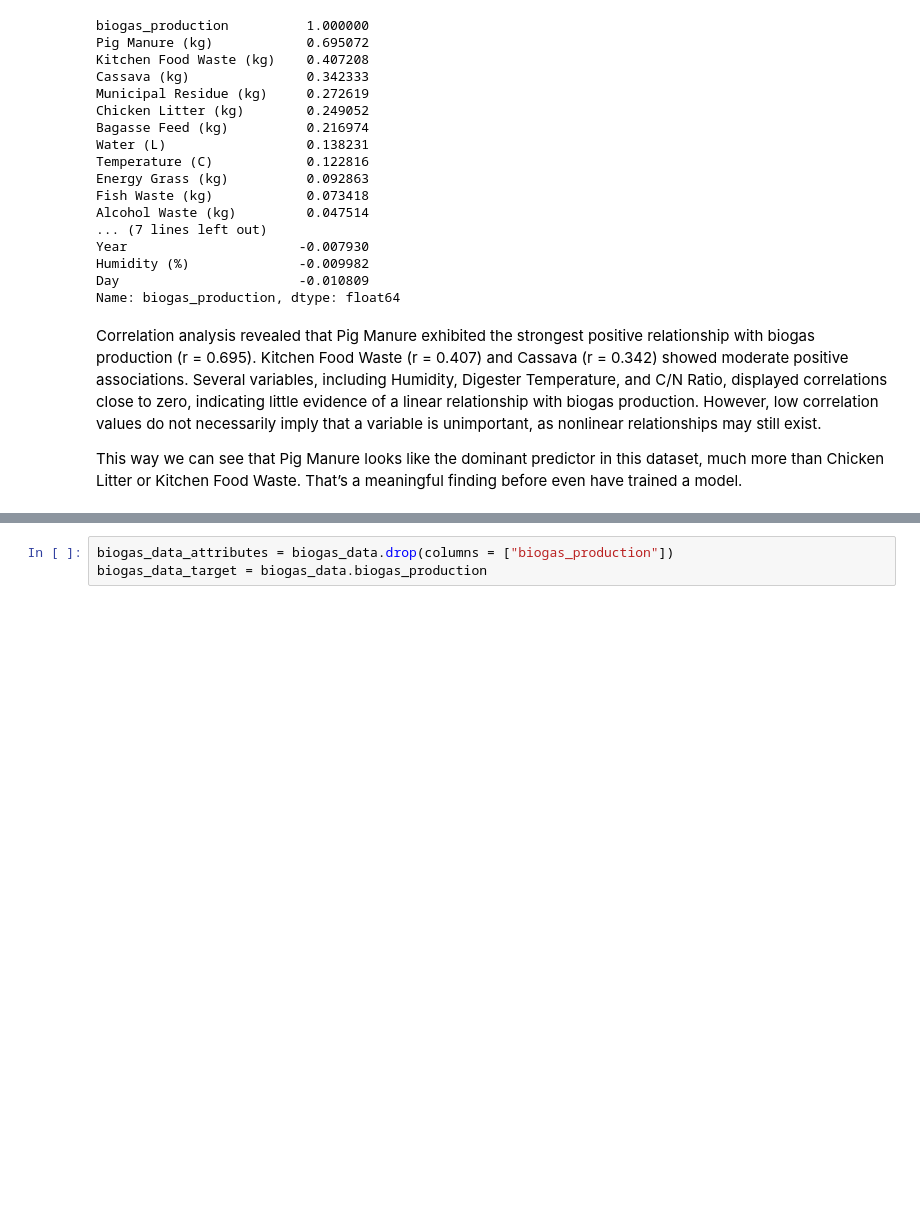
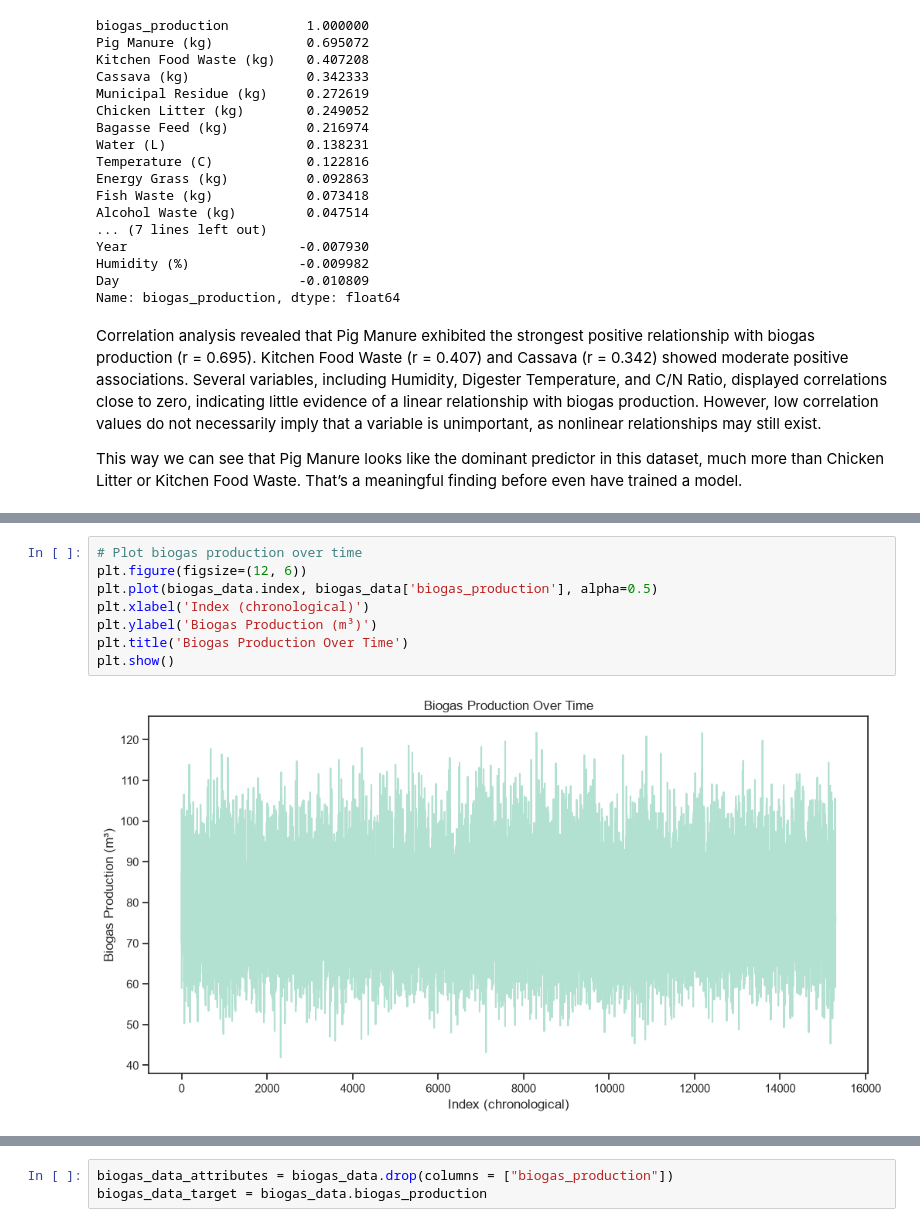
Before and after one commit to hris0077/ml_project, a Jupyter notebook: project.ipynb, the cells around one changed output, grey strips where cells are left out. Cells and saved outputs as stored; diff of their text form; blank space fills up the shorter version.

```diff
--- a/project.ipynb
+++ b/project.ipynb
@@ -408,0 +444,10 @@ df['percent_tip'].value_counts().plot(kind = 'bar')
+# %%
+# Plot biogas production over time
+plt.figure(figsize=(12, 6))
+plt.plot(biogas_data.index, biogas_data['biogas_production'], alpha=0.5)
+plt.xlabel('Index (chronological)')
+plt.ylabel('Biogas Production (m³)')
+plt.title('Biogas Production Over Time')
+plt.show()
+# %% [output]
+[figure, added]
```
Also changed, not shown: parts of 16 cells of this notebook.
